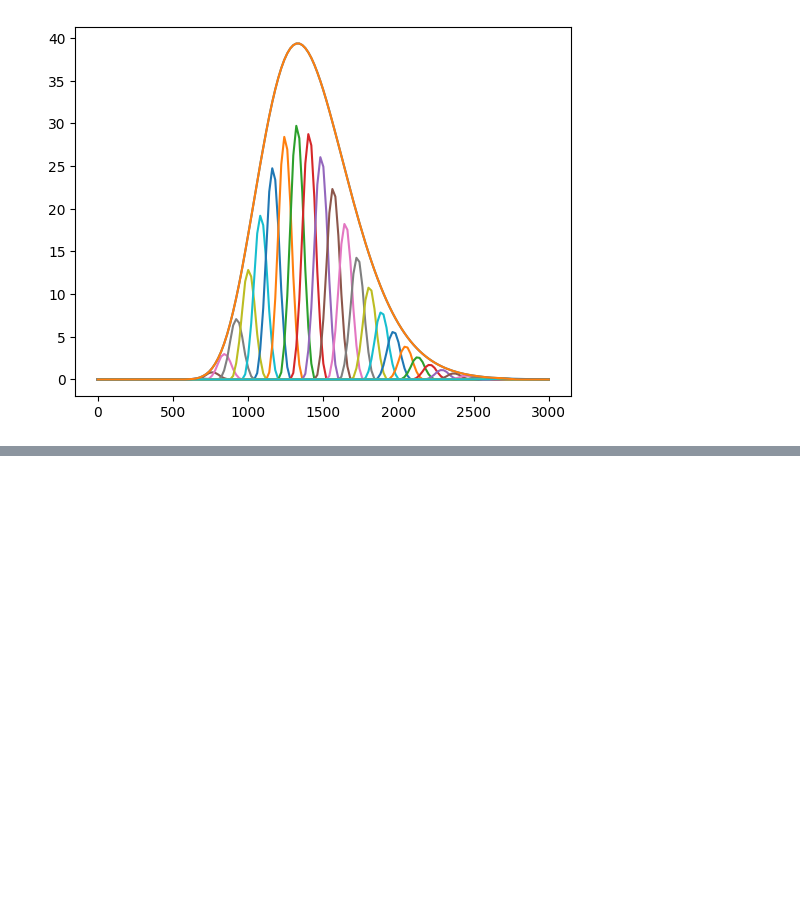
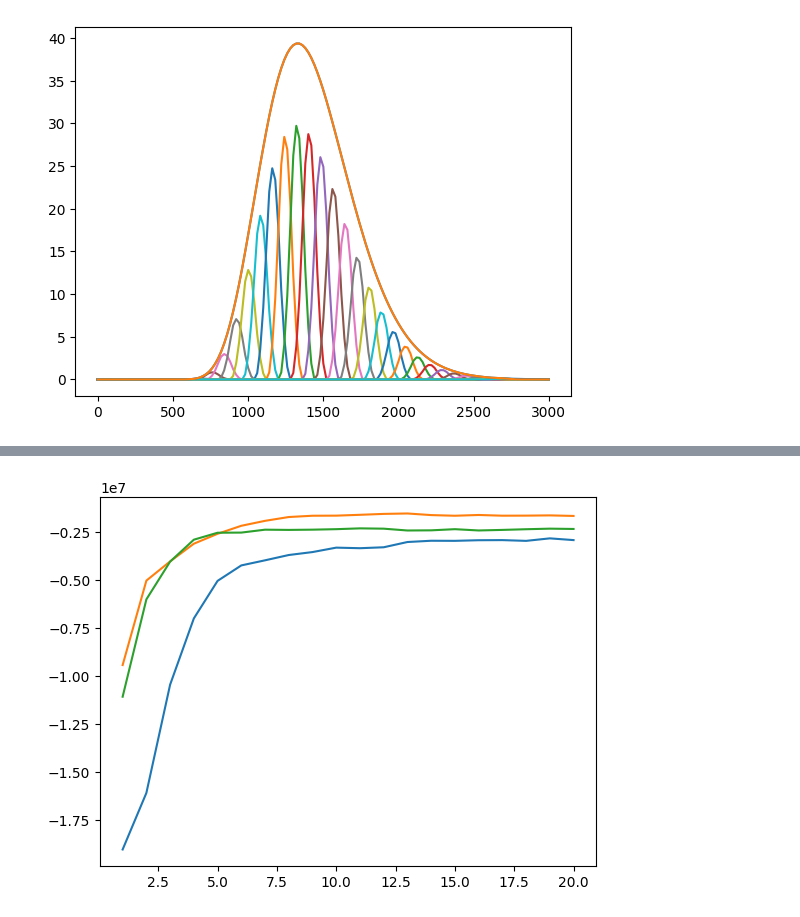
Before and after one commit to JoKra1/mssm, a Jupyter notebook: 1) sMs GAMMs.ipynb, the cells around one changed output, grey strips where cells are left out. Drawn from its saved outputs; the diff is of its cells as text; code cells hidden in the pictures; blank space fills up the shorter version.

```diff
--- a/1) sMs GAMMs.ipynb
+++ b/1) sMs GAMMs.ipynb
@@ -97,0 +326,19 @@ plt.show()
+# %%
+if shared:
+    mask = []
+
+    # By state intercepts
+    for j in range(n_j):
+        mask.append(j)
+
+
+    # Two covariates
+    for cv in range(2):
+        for j in range(n_j):
+            for k in range(n_k):
+                mask.append(j)
+
+    # Random intercepts
+    for j in range(n_j):
+        for s in range(n_s):
+            mask.append(j)
@@ -97,0 +382,11 @@ plt.show()
+# %%
+smsGamm.fit([[pic] for _ in range(n_chains)],
+            [[Tc] for _ in range(n_chains)],
+            [[np.ndarray.flatten(np.array([scp.stats.norm.rvs(size=2*n_j*n_k + n_j + n_s*n_j)]))] for _ in range(n_chains)],
+            [[sigmasc] for _ in range(n_chains)],
+            [[scalesc] for _ in range(n_chains)],
+            [[c_state_dur_est] for _ in range(n_chains)],
+            [[c_state_est] for _ in range(n_chains)],
+            n_chains=n_chains)
+# %% [output]
+[figure, added]
```
Also changed, not shown: parts of 8 cells of this notebook, 3 other files.
